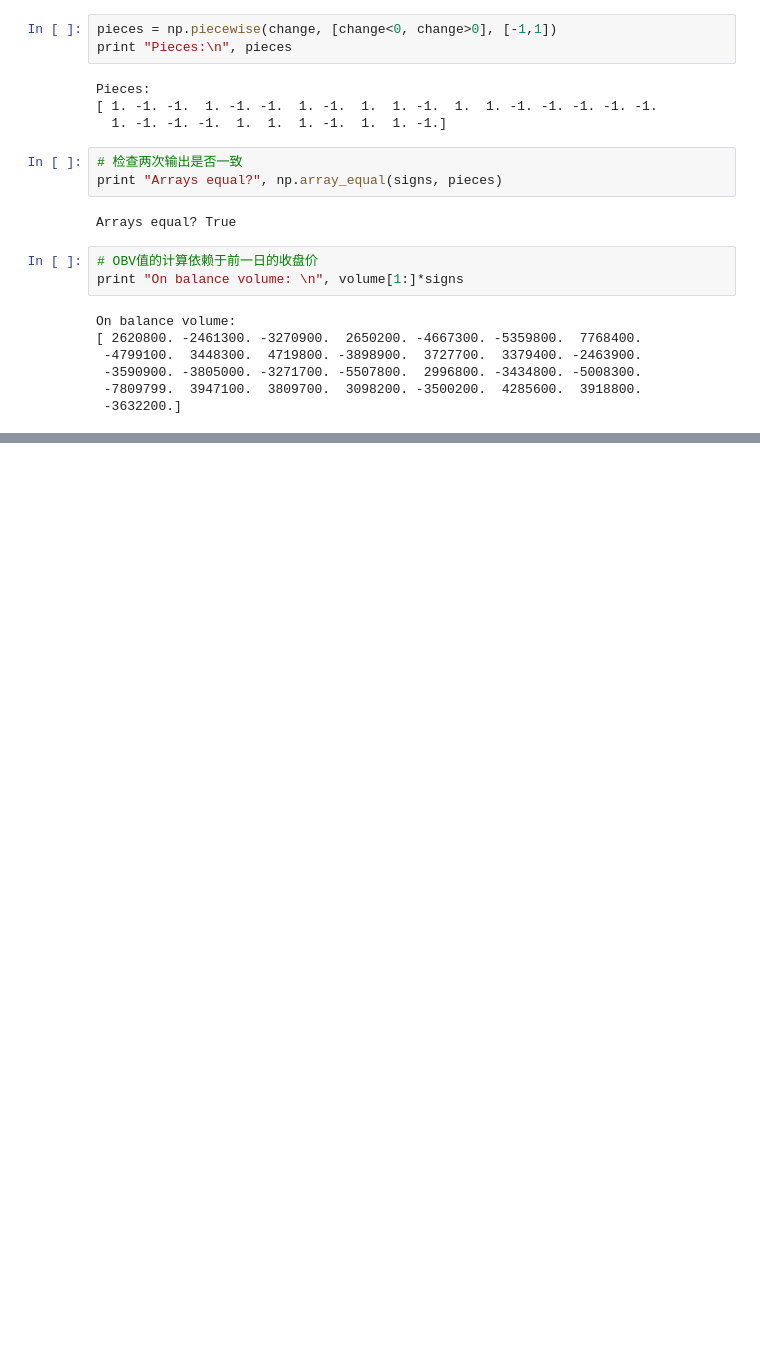
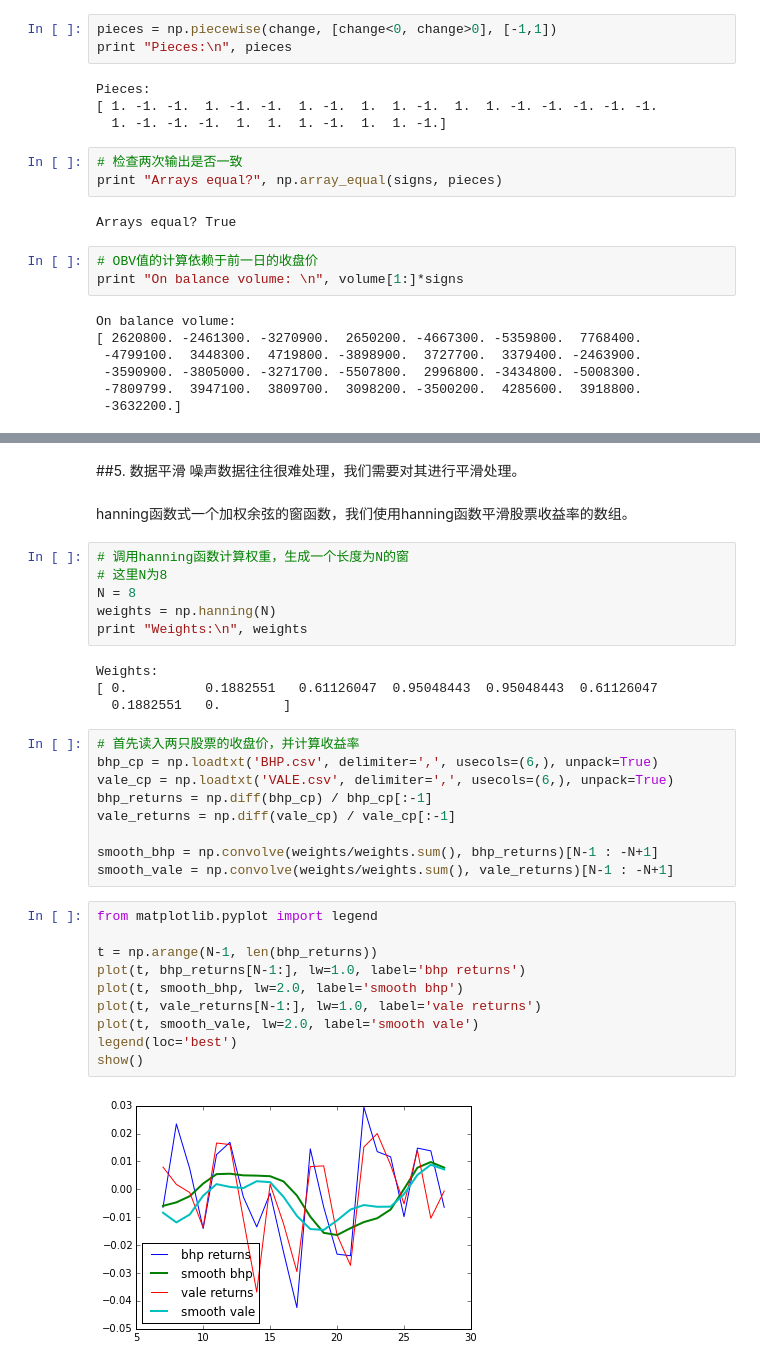
Before and after one commit to jasonding1354/pyDataScienceToolkits_Base, a Jupyter notebook: NumPy/(5)convenience_function.ipynb, the cells around one changed output, grey strips where cells are left out. Saved outputs shown, nothing was run; the diff lists cells and outputs as text; blank space fills up the shorter version.

```diff
--- a/NumPy/(5)convenience_function.ipynb
+++ b/NumPy/(5)convenience_function.ipynb
@@ -177,0 +237,36 @@ On balance volume:
+# %% [markdown]
+##5. 数据平滑
+噪声数据往往很难处理，我们需要对其进行平滑处理。
+# %% [markdown]
+hanning函数式一个加权余弦的窗函数，我们使用hanning函数平滑股票收益率的数组。
+# %%
+# 调用hanning函数计算权重，生成一个长度为N的窗
+# 这里N为8
+N = 8
+weights = np.hanning(N)
+print "Weights:\n", weights
+# %% [output]
+Weights:
+[ 0.          0.1882551   0.61126047  0.95048443  0.95048443  0.61126047
+  0.1882551   0.        ]
+# %%
+# 首先读入两只股票的收盘价，并计算收益率
+bhp_cp = np.loadtxt('BHP.csv', delimiter=',', usecols=(6,), unpack=True)
+vale_cp = np.loadtxt('VALE.csv', delimiter=',', usecols=(6,), unpack=True)
+bhp_returns = np.diff(bhp_cp) / bhp_cp[:-1]
+vale_returns = np.diff(vale_cp) / vale_cp[:-1]
+
+smooth_bhp = np.convolve(weights/weights.sum(), bhp_returns)[N-1 : -N+1]
+smooth_vale = np.convolve(weights/weights.sum(), vale_returns)[N-1 : -N+1]
+# %%
+from matplotlib.pyplot import legend
+
+t = np.arange(N-1, len(bhp_returns))
+plot(t, bhp_returns[N-1:], lw=1.0, label='bhp returns')
+plot(t, smooth_bhp, lw=2.0, label='smooth bhp')
+plot(t, vale_returns[N-1:], lw=1.0, label='vale returns')
+plot(t, smooth_vale, lw=2.0, label='smooth vale')
+legend(loc='best')
+show()
+# %% [output]
+[figure, added]
```
Also changed, not shown: parts of 15 cells of this notebook.
